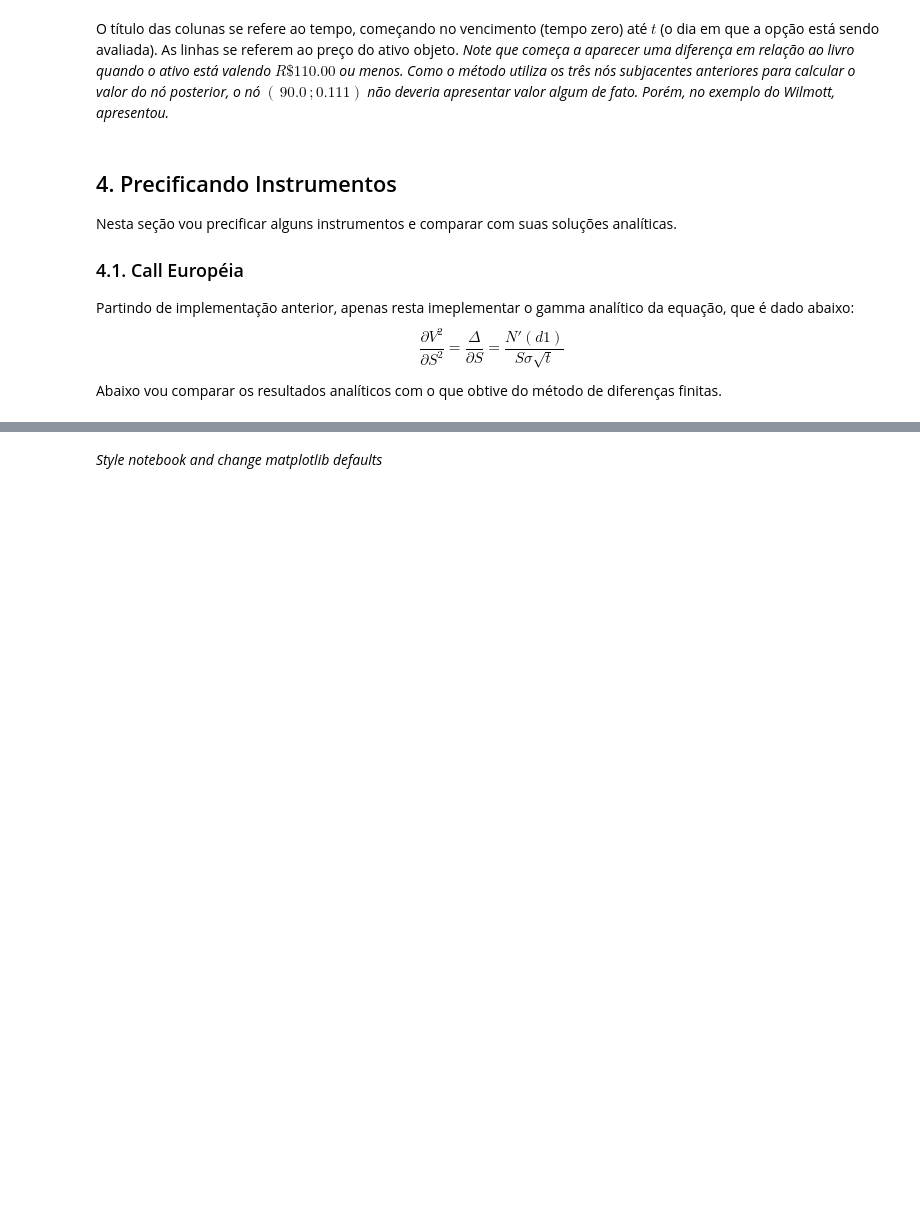
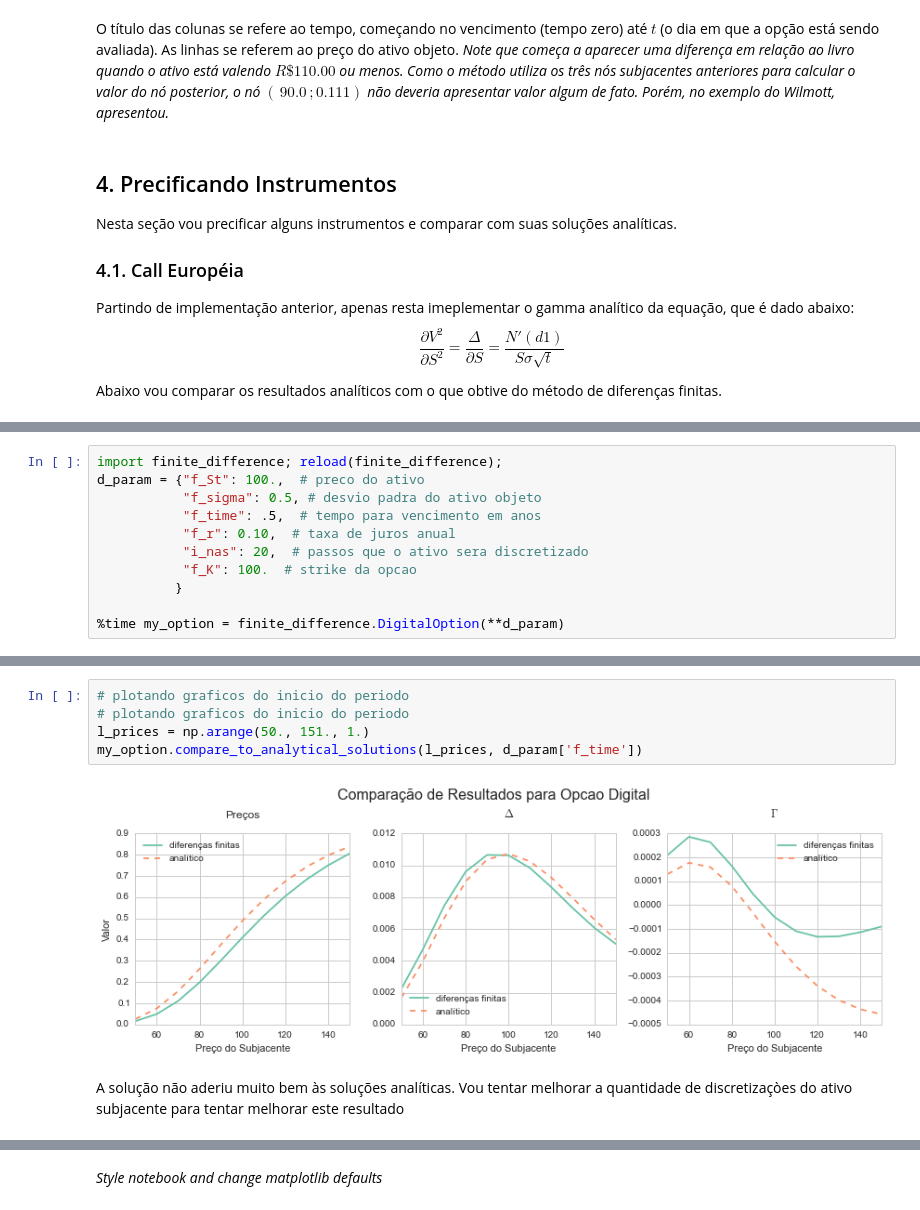
Before and after one commit to ucaiado/FiniteDifference_Pricing, a Jupyter notebook: UiraCaiadoEx02.ipynb, the cells around one changed output, grey strips where cells are left out. Cells and saved outputs as stored; diff of their text form; blank space fills up the shorter version.

```diff
--- a/UiraCaiadoEx02.ipynb
+++ b/UiraCaiadoEx02.ipynb
@@ -378,0 +379,11 @@ A estrutura ficou lenta. A decisão de usar classes ao invez de um array dificul
+# %%
+import finite_difference; reload(finite_difference);
+d_param = {"f_St": 100.,  # preco do ativo
+           "f_sigma": 0.5, # desvio padra do ativo objeto
+           "f_time": .5,  # tempo para vencimento em anos
+           "f_r": 0.10,  # taxa de juros anual
+           "i_nas": 20,  # passos que o ativo sera discretizado
+           "f_K": 100.  # strike da opcao
+          }
+
+%time my_option = finite_difference.DigitalOption(**d_param)
@@ -378,0 +393,9 @@ A estrutura ficou lenta. A decisão de usar classes ao invez de um array dificul
+# %%
+# plotando graficos do inicio do periodo
+# plotando graficos do inicio do periodo
+l_prices = np.arange(50., 151., 1.)
+my_option.compare_to_analytical_solutions(l_prices, d_param['f_time'])
+# %% [output]
+[figure, added]
+# %% [markdown]
+A solução não aderiu muito bem às soluções analíticas. Vou tentar melhorar a quantidade de discretizaçòes do ativo subjacente para tentar melhorar este resultado
```
Also changed, not shown: parts of 22 cells of this notebook, 2 other files.
